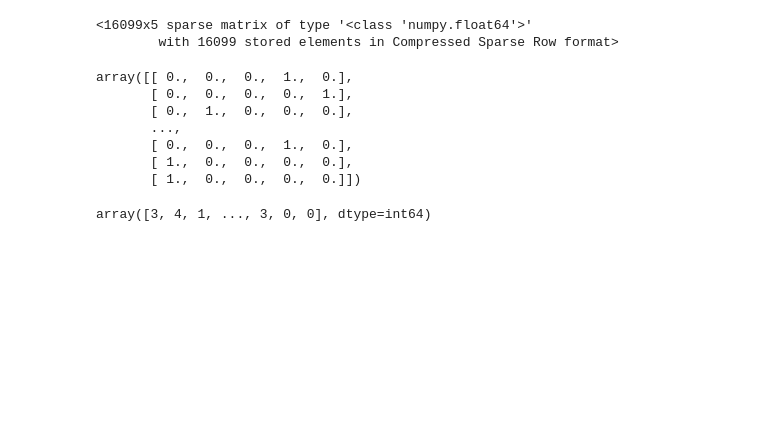
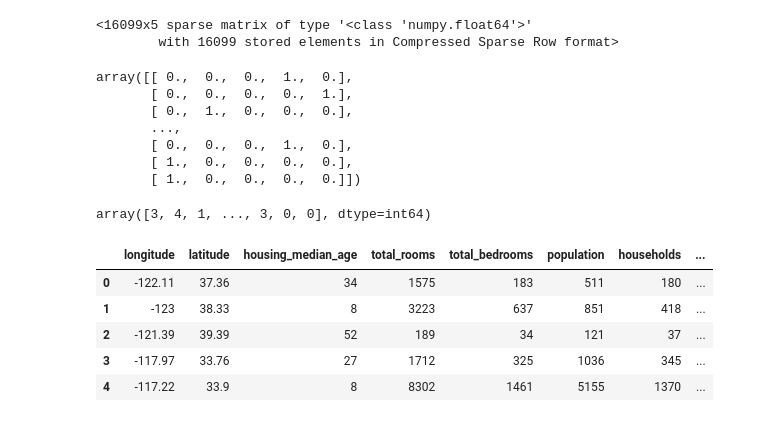
Before and after one commit to sivaram10/Python-Handson-Projects, a Jupyter notebook: SK Learn Ch-2 Housing Data.ipynb, the cells around one changed output. Saved outputs shown, nothing was run; the diff lists cells and outputs as text; code cells hidden in the pictures; blank space fills up the shorter version.

```diff
--- a/SK Learn Ch-2 Housing Data.ipynb
+++ b/SK Learn Ch-2 Housing Data.ipynb
@@ -301,0 +300,31 @@ array([3, 4, 1, ..., 3, 0, 0], dtype=int64)
+# %%
+#Custom Transformations
+from sklearn.base import BaseEstimator, TransformerMixin
+rooms_ix, bedrooms_ix, poulation_ix, household_ix = 3, 4, 5, 6
+
+class CombinedAttributesAdder(BaseEstimator, TransformerMixin):
+    def __init__(self, add_bedrooms_per_room = True): # no *args or **kargs
+        self.add_bedrooms_per_room = add_bedrooms_per_room
+    def fit(self, X, y=None):
+        return self #nothing else to do here
+    def transform(self, X, y=None):
+        rooms_per_household = X[:, rooms_ix]/X[:, household_ix]
+        population_per_household = X[:, poulation_ix] /X[:, household_ix]
+        if self.add_bedrooms_per_room:
+            bedrooms_per_room = X[:, bedrooms_ix]/X[:, rooms_ix]
+            return np.c_[X, rooms_per_household, population_per_household, bedrooms_per_room]
+        else:
+            return np.c_[X, rooms_per_household, population_per_household]
+
+attr_adder = CombinedAttributesAdder(add_bedrooms_per_room=False)
+housing_extra_attribs = attr_adder.transform(housing_strain.values)
+# %%
+housing_extra_attribs = pd.DataFrame(housing_extra_attribs, columns=list(housing_strain.columns)+["rooms_per_household", "population_per_household"])
+housing_extra_attribs.head()
+# %% [output]
+|  | longitude | latitude | housing_median_age | total_rooms | total_bedrooms | population | households | ... |
+| 0 | -122.11 | 37.36 | 34 | 1575 | 183 | 511 | 180 | ... |
+| 1 | -123 | 38.33 | 8 | 3223 | 637 | 851 | 418 | ... |
+| 2 | -121.39 | 39.39 | 52 | 189 | 34 | 121 | 37 | ... |
+| 3 | -117.97 | 33.76 | 27 | 1712 | 325 | 1036 | 345 | ... |
+| 4 | -117.22 | 33.9 | 8 | 8302 | 1461 | 5155 | 1370 | ... |
```
Also changed, not shown: parts of 11 cells of this notebook.
